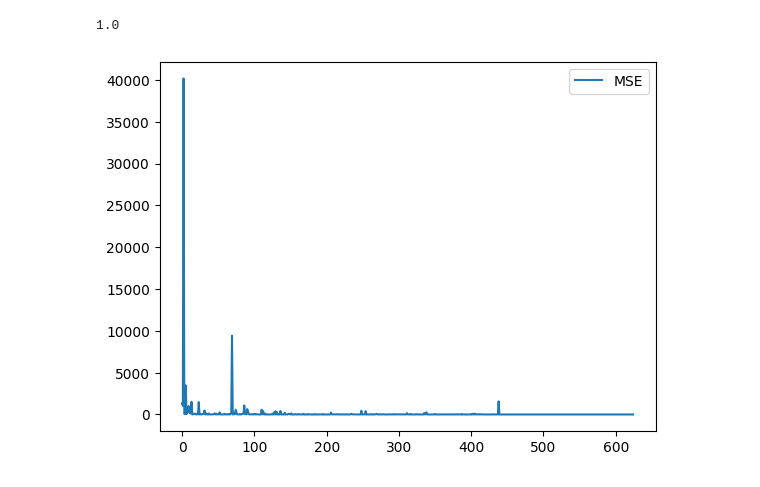
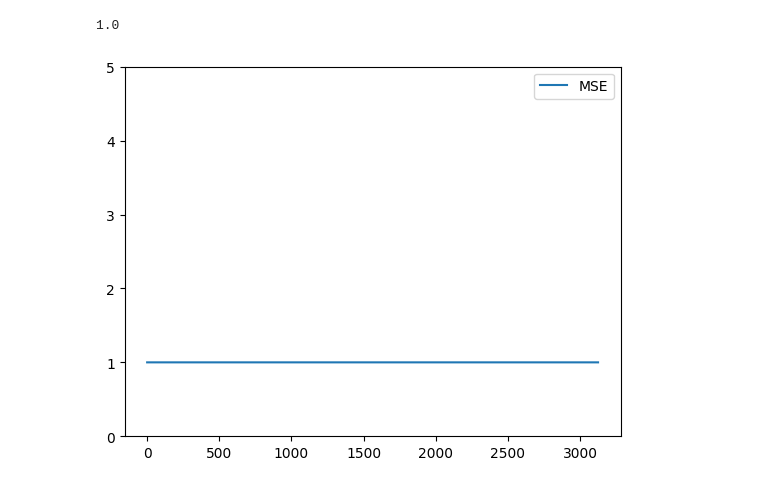
Before and after one commit to Damowerko/torchcps, a Jupyter notebook: notebooks/synthetic.ipynb, the cells around one changed output. Saved outputs shown, nothing was run; the diff lists cells and outputs as text; code cells hidden in the pictures.

```diff
--- a/notebooks/synthetic.ipynb
+++ b/notebooks/synthetic.ipynb
@@ -108,35 +91,35 @@ from torch.utils.data import TensorDataset, DataLoader
 dataset = TensorDataset(measurements.cuda(), targets.cuda())
 dataloader = DataLoader(dataset, batch_size=16, shuffle=True)
 
-model = model_factory()
+model = model_factory().cuda()
 optimizer = AdamW(model.parameters(), lr=1e-2, weight_decay=0)
 mse_values = []
 
-pbar = tqdm(dataloader, total=len(dataloader), position=1, leave=False)
-for x, y in pbar:
-    x = x[:, None, ...]
-    y = y[:, None, None, :]
+for i in range(5):
+    pbar = tqdm(dataloader, total=len(dataloader))
+    for x, y in pbar:
+        x = x[:, None, ...]
+        y = y[:, None, None, :]
+        x_weights = torch.ones(*x.shape[:-1], device="cuda")[..., None]
+        y_weights = torch.ones(*y.shape[:-1], device="cuda")[..., None]
+        z, z_weights = model((x, x_weights))
 
-    x_weights = torch.ones(*x.shape[:-1], device="cuda")
-    y_weights = torch.ones(*y.shape[:-1], device="cuda")
-    z, z_weights = model((x, x_weights))
+        kernel = GaussianKernel(sigma[-1])
+        mse = kernel.squared_error(y, y_weights, z, z_weights).mean(0).sum()
+        mse_values.append(mse.item())
+        pbar.set_postfix(loss=mse.item())
 
-    kernel = GaussianKernel(kernel_size)
-    mse = kernel.squared_error(y, y_weights, z, z_weights).mean(0).sum()
-
-    mse_values.append(mse.item())
-    pbar.set_postfix(loss=mse.item())
-
-    mse.backward()
-    optimizer.step()
-    optimizer.zero_grad()
+        mse.backward()
+        optimizer.step()
+        optimizer.zero_grad()
 # %%
 print(np.mean(mse_values[-10:]))
 
 plt.figure()
 plt.plot(mse_values, label="MSE")
 plt.legend()
+plt.ylim(0, 5)
 plt.show()
 # %% [output]
 1.0
-[figure, old version]
+[figure, new version]
```
Also changed, not shown: parts of 6 cells of this notebook, 1 other file.
